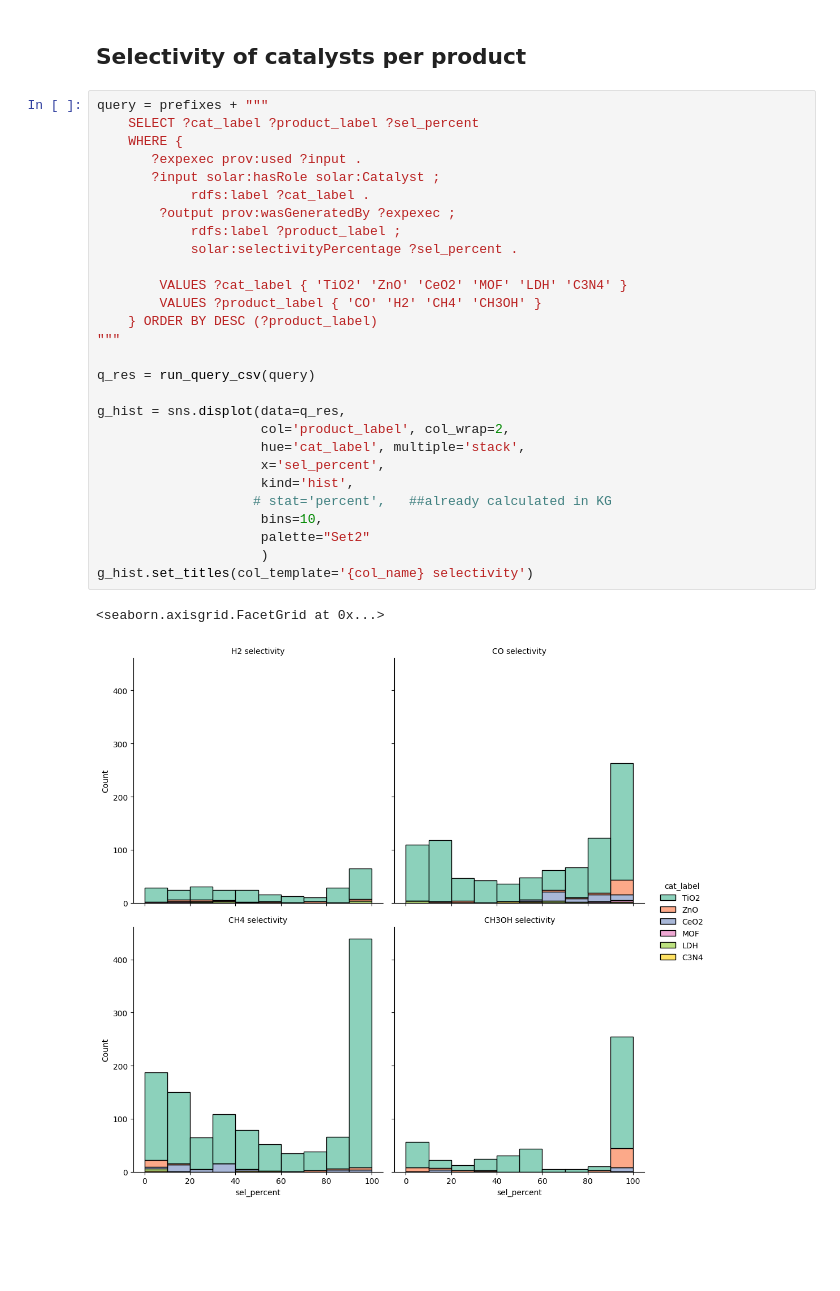
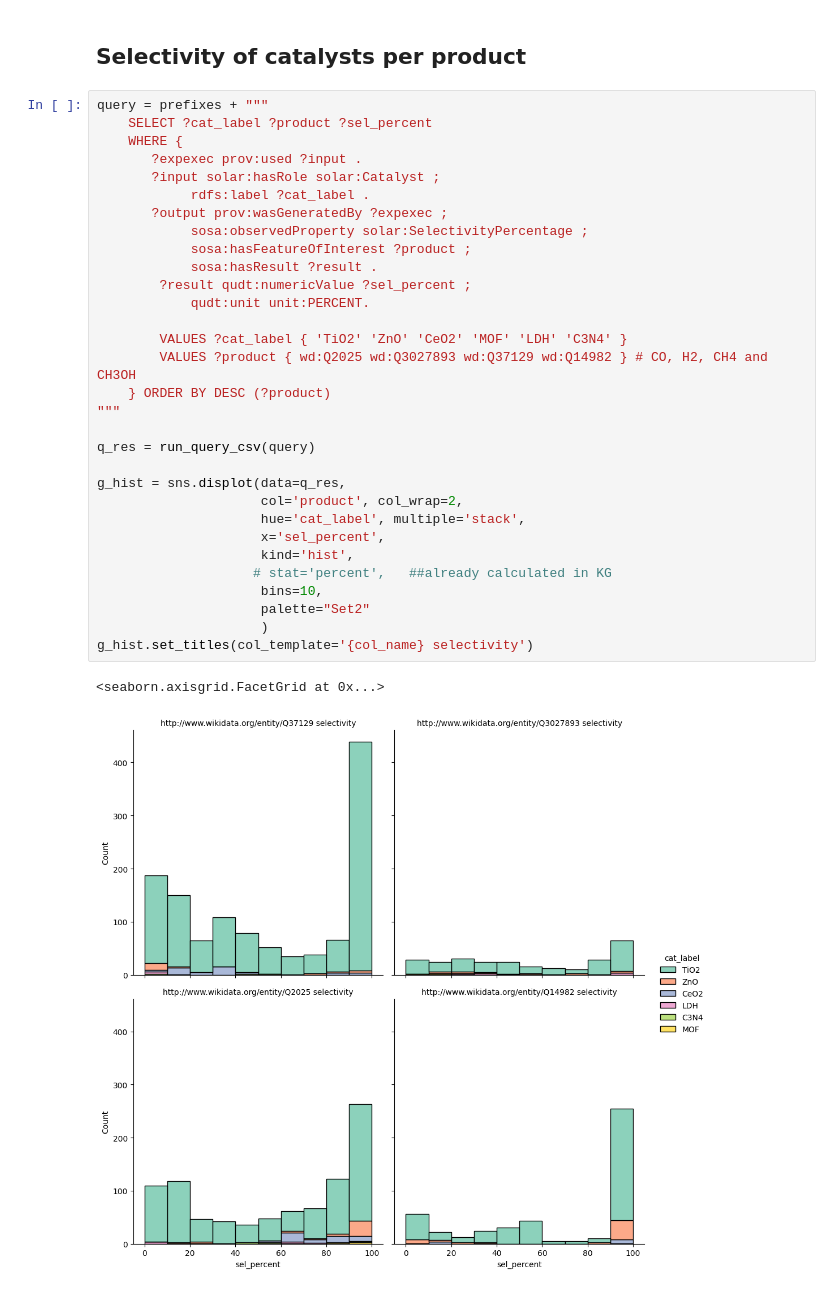
Before and after one commit to SolarChem/solarchem-kg, a Jupyter notebook: notebooks/queries-and-figures.ipynb, the cells around one changed output. Saved outputs shown, nothing was run; the diff lists cells and outputs as text; blank space fills up the shorter version.

```diff
--- a/notebooks/queries-and-figures.ipynb
+++ b/notebooks/queries-and-figures.ipynb
@@ -266,34 +274,37 @@ g = sns.displot(data=q_res,
 ## Selectivity of catalysts per product
 # %%
 query = prefixes + """
-    SELECT ?cat_label ?product_label ?sel_percent
+    SELECT ?cat_label ?product ?sel_percent
     WHERE {
        ?expexec prov:used ?input .
        ?input solar:hasRole solar:Catalyst ;
             rdfs:label ?cat_label .
-        ?output prov:wasGeneratedBy ?expexec ;
-            rdfs:label ?product_label ;
-            solar:selectivityPercentage ?sel_percent .
+       ?output prov:wasGeneratedBy ?expexec ;
+            sosa:observedProperty solar:SelectivityPercentage ;
+            sosa:hasFeatureOfInterest ?product ;
+            sosa:hasResult ?result .
+        ?result qudt:numericValue ?sel_percent ;
+    		qudt:unit unit:PERCENT.
 
         VALUES ?cat_label { 'TiO2' 'ZnO' 'CeO2' 'MOF' 'LDH' 'C3N4' }
-        VALUES ?product_label { 'CO' 'H2' 'CH4' 'CH3OH' }
-    } ORDER BY DESC (?product_label)
+        VALUES ?product { wd:Q2025 wd:Q3027893 wd:Q37129 wd:Q14982 } # CO, H2, CH4 and CH3OH
+    } ORDER BY DESC (?product)
 """
 
 q_res = run_query_csv(query)
 
 g_hist = sns.displot(data=q_res,
-                     col='product_label', col_wrap=2,
+                     col='product', col_wrap=2,
                      hue='cat_label', multiple='stack',
                      x='sel_percent',
                      kind='hist',
                     # stat='percent',   ##already calculated in KG
                      bins=10,
                      palette="Set2"
                      )
 g_hist.set_titles(col_template='{col_name} selectivity')
 # %% [output]
 <seaborn.axisgrid.FacetGrid at 0x...>
-[figure, old version]
+[figure, new version]
 # %%
 query = prefixes + """
```
Also changed, not shown: parts of 10 cells of this notebook, 9 other files.
